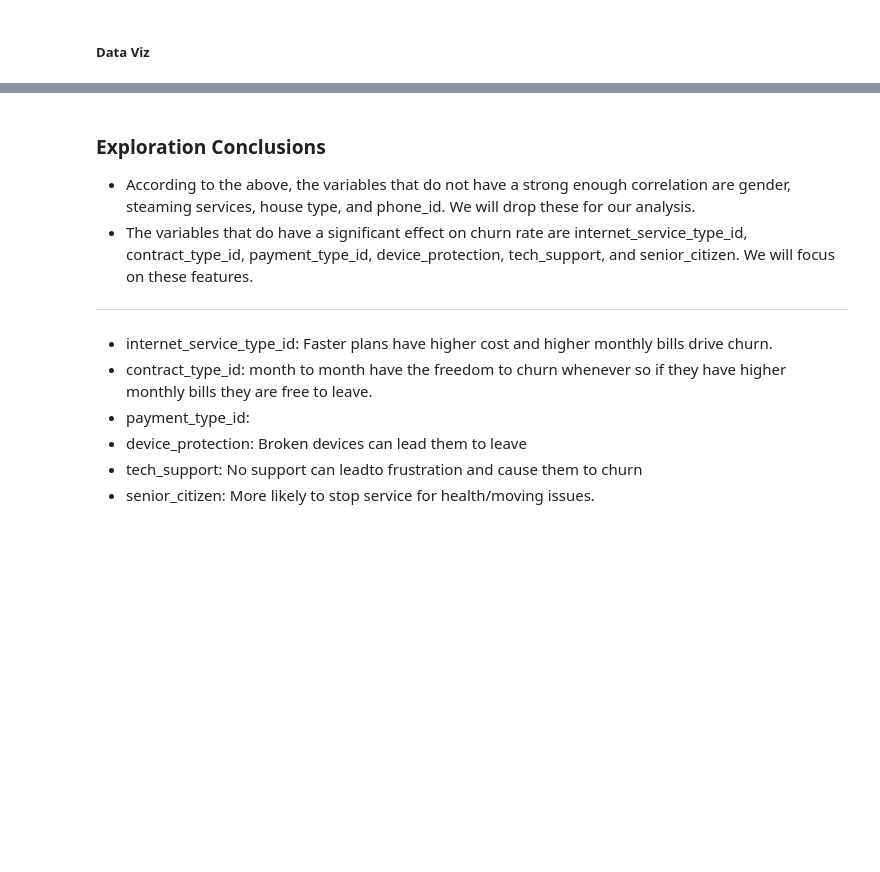
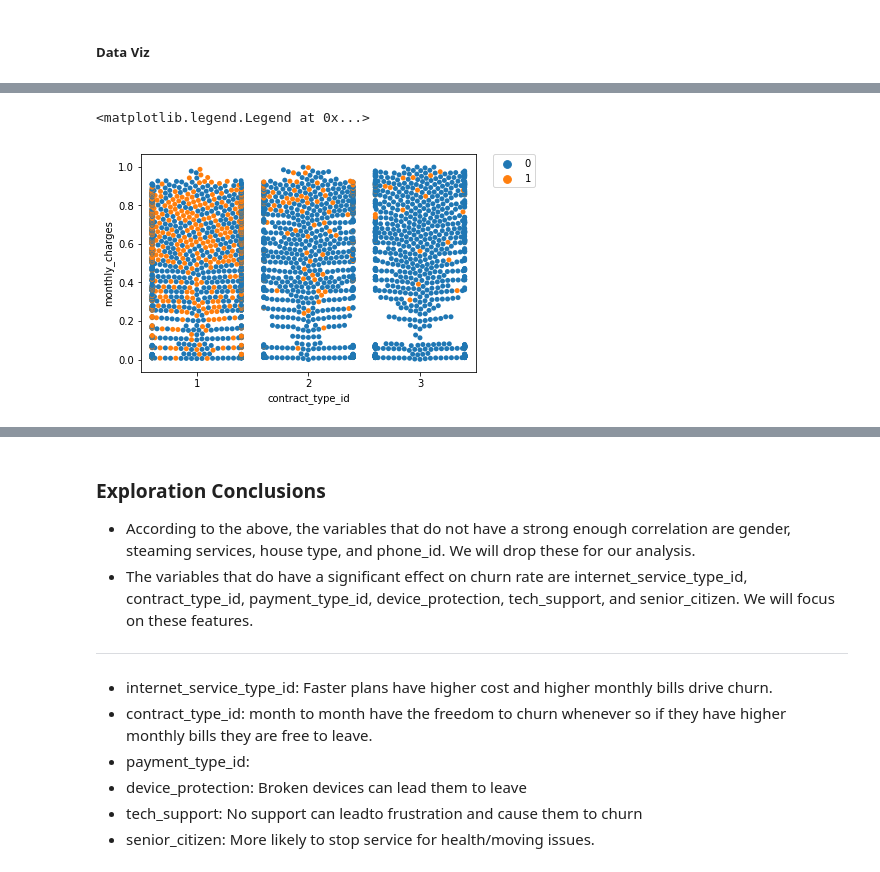
Before and after one commit to classification-project-steven-nicole/classification_project, a Jupyter notebook: classification_project_SN.ipynb, the cells around one changed output, grey strips where cells are left out. Saved outputs shown, nothing was run; the diff lists cells and outputs as text; code cells hidden in the pictures; blank space fills up the shorter version.

```diff
--- a/classification_project_SN.ipynb
+++ b/classification_project_SN.ipynb
@@ -217,4 +228,7 @@ pearsonr(train.monthly_charges, train.internet_service_type_id)
 # %%
-# sns.swarmplot(data=train, x='contract_type_id', y='monthly_charges', hue='churn')
-# plt.legend(bbox_to_anchor=(1.05, 1), loc=2, borderaxespad=0.)
+sns.swarmplot(data=train, x='contract_type_id', y='monthly_charges', hue='churn')
+plt.legend(bbox_to_anchor=(1.05, 1), loc=2, borderaxespad=0.)
+# %% [output]
+<matplotlib.legend.Legend at 0x...>
+[figure, added]
 # %%
```
Also changed, not shown: parts of 11 cells of this notebook.
